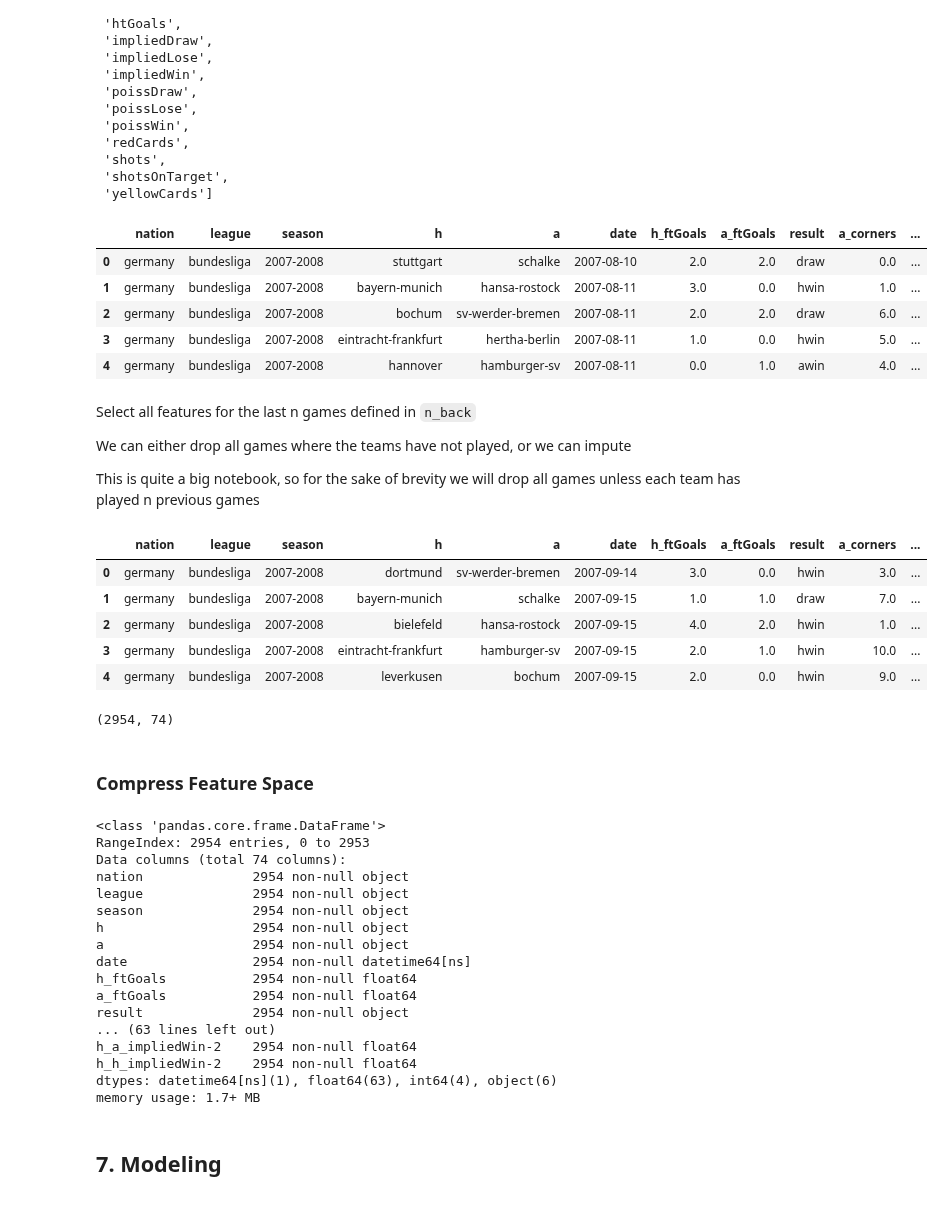
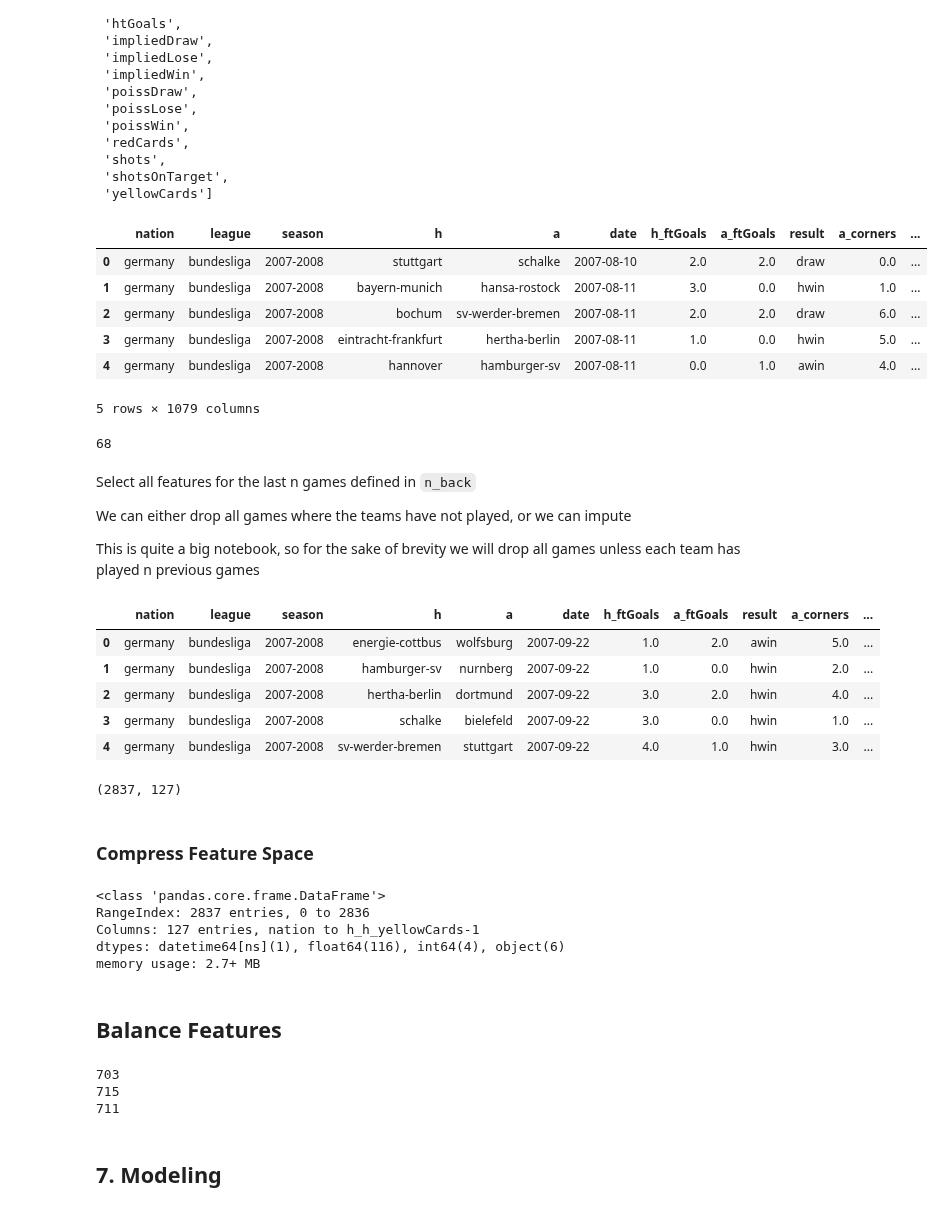
Before and after one commit to DMacGillivray/soccer-predictions, a Jupyter notebook: notebooks/0005.0000c Modeling Strategy c.ipynb, the cells around one changed output. Saved outputs shown, nothing was run; the diff lists cells and outputs as text; code cells hidden in the pictures.

```diff
--- a/notebooks/0005.0000c Modeling Strategy c.ipynb
+++ b/notebooks/0005.0000c Modeling Strategy c.ipynb
@@ -295,2 +290,0 @@ df_trans.head()
-# %%
-df_trans['weight'] = df_trans['result'].map({'hwin': 0.611, 'draw': 1.0, 'awin': 1.0})
@@ -444,10 +415,10 @@ base_features
  'shotsOnTarget',
  'yellowCards']
 # %%
-# selected_base_features = base_features
+selected_base_features = base_features
 # # selected_base_features = ['impliedWin', 'impliedDraw', 'impliedLose', 'poissWin', 'poissDraw', 'poissLose']#  base_features
 # # selected_base_features = ['impliedWin', 'impliedDraw', 'impliedLose']#  base_features
-selected_base_features = ['impliedWin']#  base_features
+# selected_base_features = ['impliedWin']#  base_features
 df_select_features = get_df_from_base_features(df_trans, selected_base_features)
 df_select_features.head()
 # %% [output]
@@ -457,6 +428,11 @@ df_select_features.head()
 | 2 | germany | bundesliga | 2007-2008 | bochum | sv-werder-bremen | 2007-08-11 | 2.0 | 2.0 | draw | 6.0 | ... |
 | 3 | germany | bundesliga | 2007-2008 | eintracht-frankfurt | hertha-berlin | 2007-08-11 | 1.0 | 0.0 | hwin | 5.0 | ... |
 | 4 | germany | bundesliga | 2007-2008 | hannover | hamburger-sv | 2007-08-11 | 0.0 | 1.0 | awin | 4.0 | ... |
+5 rows × 1079 columns
+# %%
+sum(df_select_features.columns.duplicated())
+# %% [output]
+68
 # %% [markdown]
 Select all features for the last n games defined in `n_back`
 
@@ -464,20 +440,20 @@ We can either drop all games where the teams have not played, or we can impute
 
 This is quite a big notebook, so for the sake of brevity we will drop all games unless each team has played n previous games
 # %%
-n_back=2
+n_back=1
 df_cut = cut_historical_games(df_select_features, n_back=n_back, drop_all_nan_rows=True, how='any')
 df_cut.head()
 # %% [output]
 |  | nation | league | season | h | a | date | h_ftGoals | a_ftGoals | result | a_corners | ... |
-| 0 | germany | bundesliga | 2007-2008 | dortmund | sv-werder-bremen | 2007-09-14 | 3.0 | 0.0 | hwin | 3.0 | ... |
-| 1 | germany | bundesliga | 2007-2008 | bayern-munich | schalke | 2007-09-15 | 1.0 | 1.0 | draw | 7.0 | ... |
-| 2 | germany | bundesliga | 2007-2008 | bielefeld | hansa-rostock | 2007-09-15 | 4.0 | 2.0 | hwin | 1.0 | ... |
-| 3 | germany | bundesliga | 2007-2008 | eintracht-frankfurt | hamburger-sv | 2007-09-15 | 2.0 | 1.0 | hwin | 10.0 | ... |
-| 4 | germany | bundesliga | 2007-2008 | leverkusen | bochum | 2007-09-15 | 2.0 | 0.0 | hwin | 9.0 | ... |
+| 0 | germany | bundesliga | 2007-2008 | energie-cottbus | wolfsburg | 2007-09-22 | 1.0 | 2.0 | awin | 5.0 | ... |
+| 1 | germany | bundesliga | 2007-2008 | hamburger-sv | nurnberg | 2007-09-22 | 1.0 | 0.0 | hwin | 2.0 | ... |
+| 2 | germany | bundesliga | 2007-2008 | hertha-berlin | dortmund | 2007-09-22 | 3.0 | 2.0 | hwin | 4.0 | ... |
+| 3 | germany | bundesliga | 2007-2008 | schalke | bielefeld | 2007-09-22 | 3.0 | 0.0 | hwin | 1.0 | ... |
+| 4 | germany | bundesliga | 2007-2008 | sv-werder-bremen | stuttgart | 2007-09-22 | 4.0 | 1.0 | hwin | 3.0 | ... |
 # %%
 df_cut.shape
 # %% [output]
-(2954, 74)
+(2837, 127)
 # %% [markdown]
 ### Compress Feature Space
 # %%
@@ -507,19 +483,9 @@ compressed_df2 = df_compress
 compressed_df2.info()
 # %% [output]
 <class 'pandas.core.frame.DataFrame'>
-RangeIndex: 2954 entries, 0 to 2953
-Data columns (total 74 columns):
-nation              2954 non-null object
-league              2954 non-null object
-season              2954 non-null object
-h                   2954 non-null object
-a                   2954 non-null object
-date                2954 non-null datetime64[ns]
-h_ftGoals           2954 non-null float64
-a_ftGoals           2954 non-null float64
-result              2954 non-null object
-... (63 lines left out)
-h_a_impliedWin-2    2954 non-null float64
-h_h_impliedWin-2    2954 non-null float64
-dtypes: datetime64[ns](1), float64(63), int64(4), object(6)
-memory usage: 1.7+ MB
+RangeIndex: 2837 entries, 0 to 2836
+Columns: 127 entries, nation to h_h_yellowCards-1
+dtypes: datetime64[ns](1), float64(116), int64(4), object(6)
+memory usage: 2.7+ MB
+# %% [markdown]
+## Balance Features
@@ -526,3 +501,11 @@ memory usage: 1.7+ MB
+# %%
+print(len(draws))
+print(len(awins))
+print(len(hwins))
+# %% [output]
+703
+715
+711
 # %% [markdown]
 ## 7. Modeling
 # %% [markdown]
```
Also changed, not shown: parts of 53 cells of this notebook, 2 other files.
